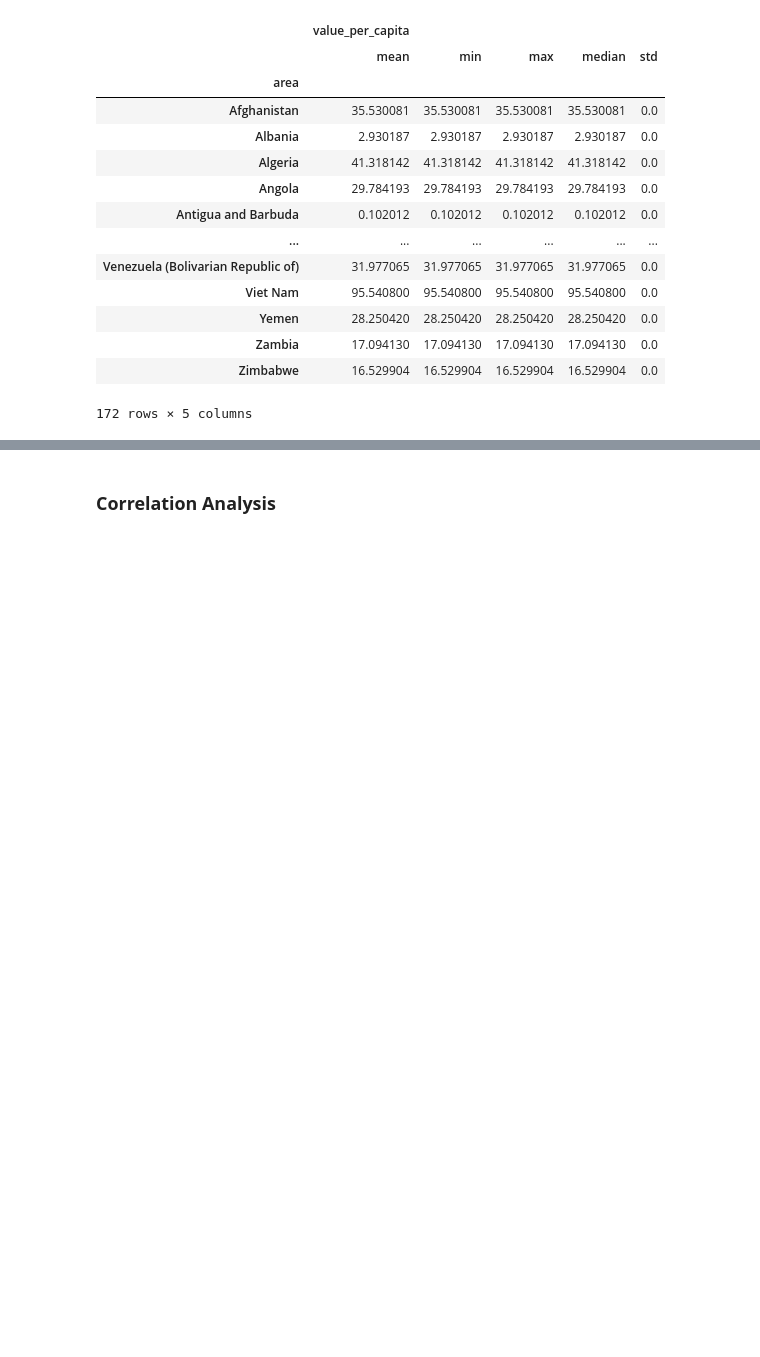
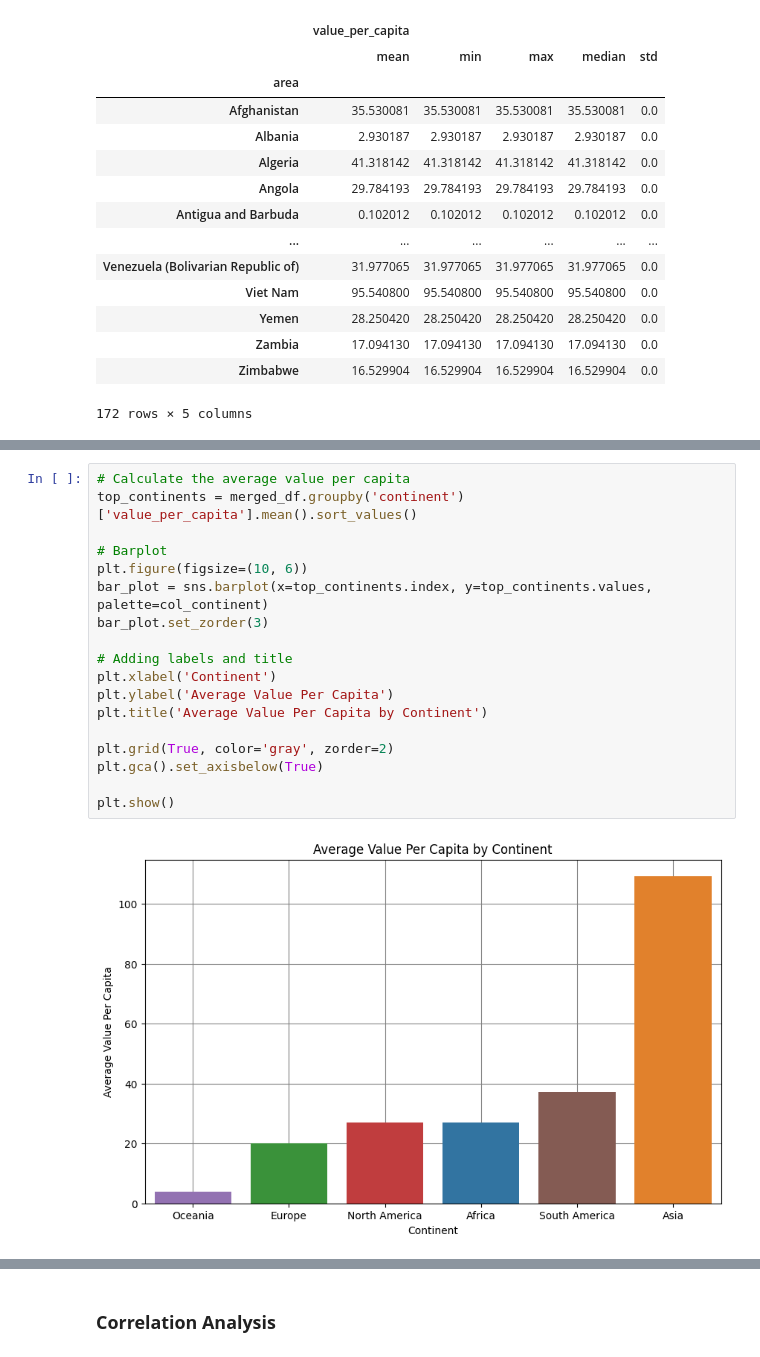
Before and after one commit to JoshuaEntrata/DataViz_Assessment1, a Jupyter notebook: Assessment1_Task2.ipynb, the cells around one changed output, grey strips where cells are left out. Cells and saved outputs as stored; diff of their text form; blank space fills up the shorter version.

```diff
--- a/Assessment1_Task2.ipynb
+++ b/Assessment1_Task2.ipynb
@@ -169,0 +226,20 @@ plt.show()
+# %%
+# Calculate the average value per capita
+top_continents = merged_df.groupby('continent')['value_per_capita'].mean().sort_values()
+
+# Barplot
+plt.figure(figsize=(10, 6))
+bar_plot = sns.barplot(x=top_continents.index, y=top_continents.values, palette=col_continent)
+bar_plot.set_zorder(3)
+
+# Adding labels and title
+plt.xlabel('Continent')
+plt.ylabel('Average Value Per Capita')
+plt.title('Average Value Per Capita by Continent')
+
+plt.grid(True, color='gray', zorder=2)
+plt.gca().set_axisbelow(True)
+
+plt.show()
+# %% [output]
+[figure, added]
```
Also changed, not shown: parts of 17 cells of this notebook, 1 other file.
